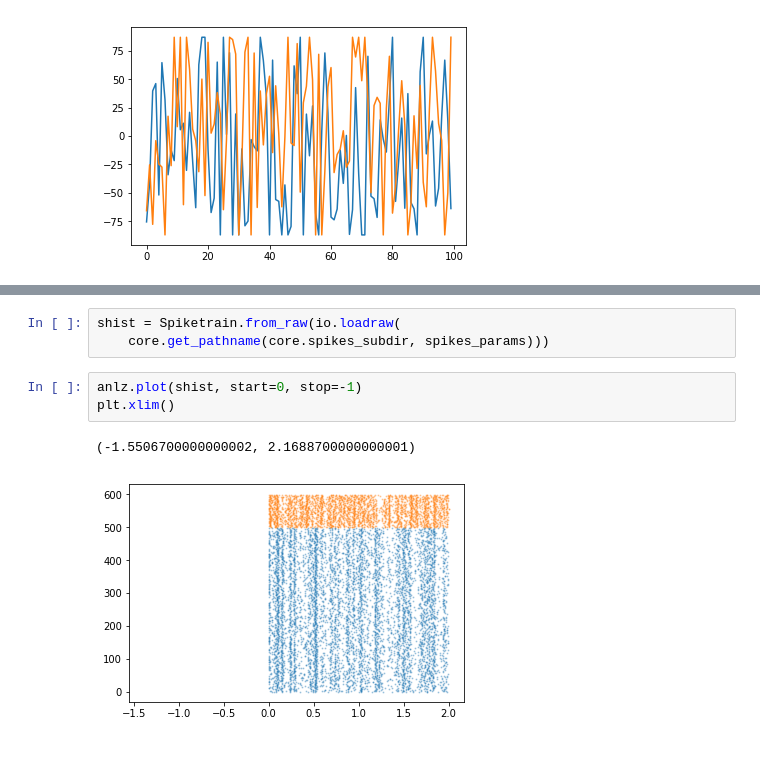
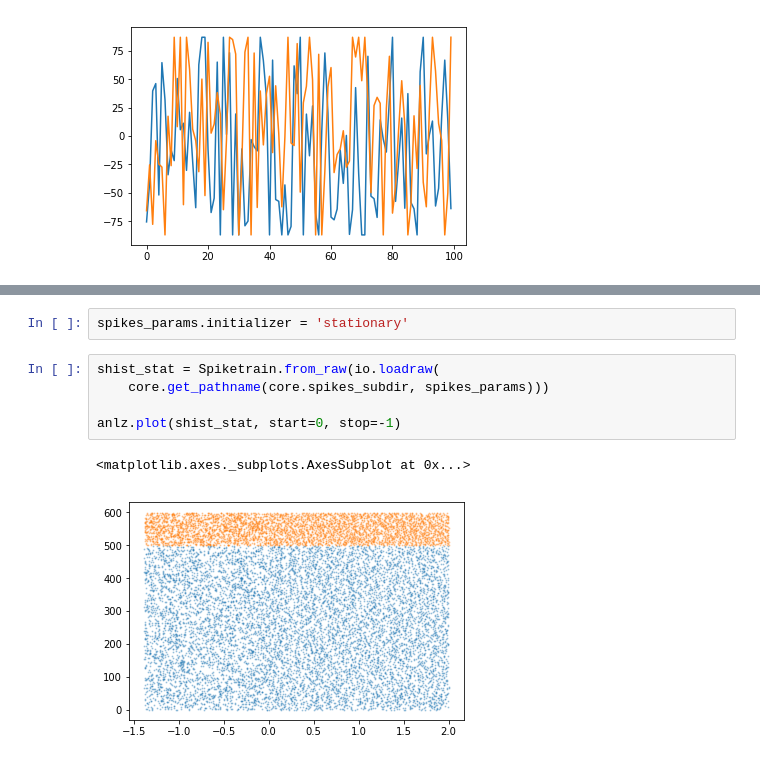
Before and after one commit to mackelab/mesoGIF, a Jupyter notebook: fsGIF2.ipynb, the cells around one changed output, grey strips where cells are left out. Cells and saved outputs as stored; diff of their text form.

```diff
--- a/fsGIF2.ipynb
+++ b/fsGIF2.ipynb
@@ -36,9 +56,10 @@ spikes_params = parameters.ParameterSet("spikes.params")
+# %%
+spikes_params.initializer = 'stationary'
 # %%
-shist = Spiketrain.from_raw(io.loadraw(
+shist_stat = Spiketrain.from_raw(io.loadraw(
     core.get_pathname(core.spikes_subdir, spikes_params)))
+
+anlz.plot(shist_stat, start=0, stop=-1)
+# %% [output]
+<matplotlib.axes._subplots.AxesSubplot at 0x...>
+[figure, added]
-# %%
-anlz.plot(shist, start=0, stop=-1)
-plt.xlim()
-# %% [output]
-(-1.5506700000000002, 2.1688700000000001)
-[figure, removed]
```
Also changed, not shown: parts of 9 cells of this notebook, 8 other files.
